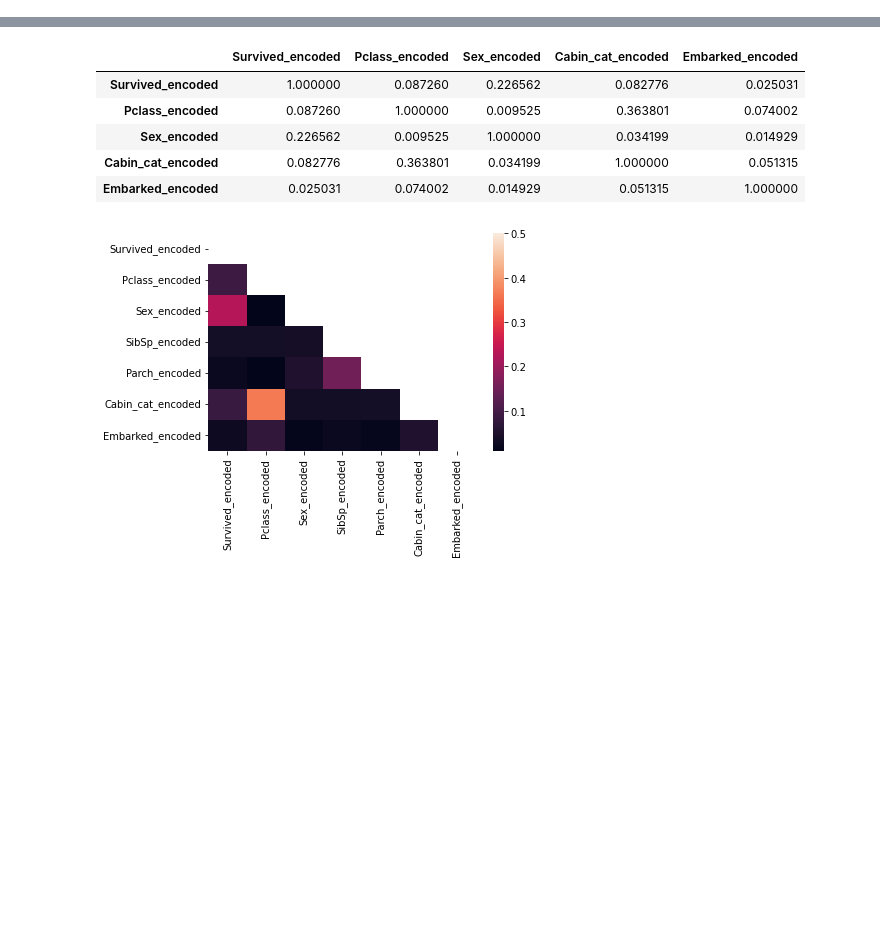
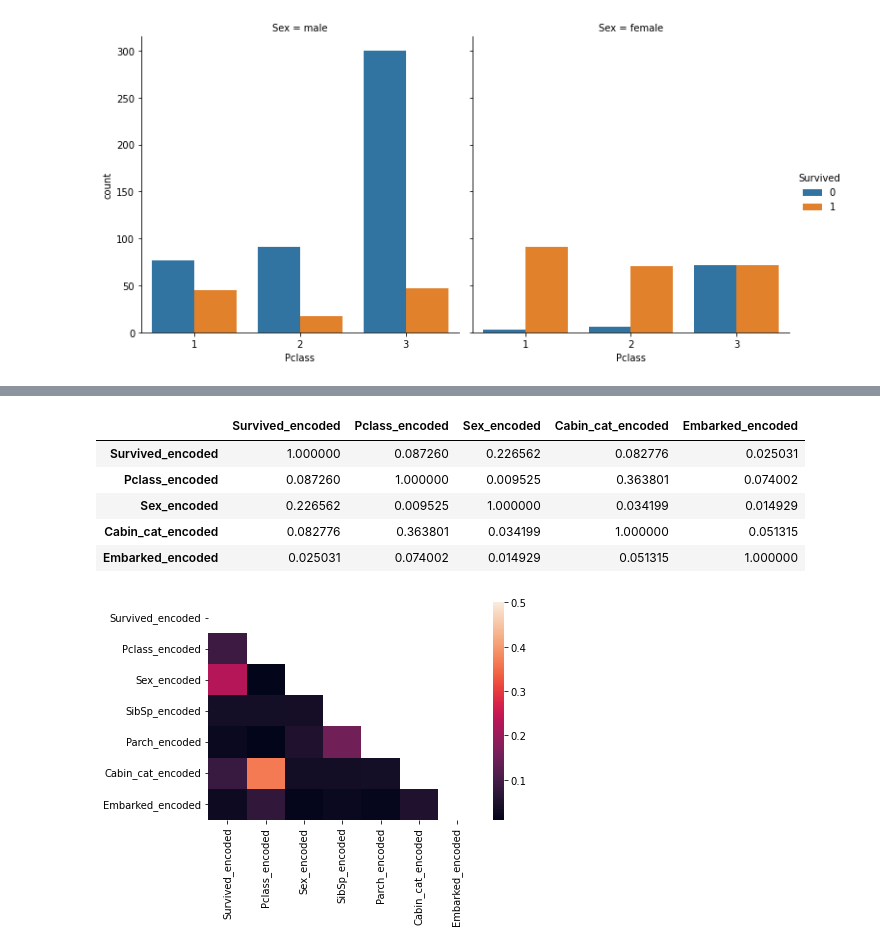
Before and after one commit to JunzhongLin/Kaggle_Contest, a Jupyter notebook: Titanic/titanic_explore.ipynb, the cells around one changed output, grey strips where cells are left out. Cells and saved outputs as stored; diff of their text form; code cells hidden in the pictures; blank space fills up the shorter version.

```diff
--- a/Titanic/titanic_explore.ipynb
+++ b/Titanic/titanic_explore.ipynb
@@ -68,0 +170,4 @@ train_data.sort_values('Fare', ascending=False)
+# %%
+g=sns.catplot(data=train_data, x='Pclass', col='Sex', hue='Survived', kind='count')
+# %% [output]
+[figure, added]
```
Also changed, not shown: parts of 39 cells of this notebook, 6 other files.
